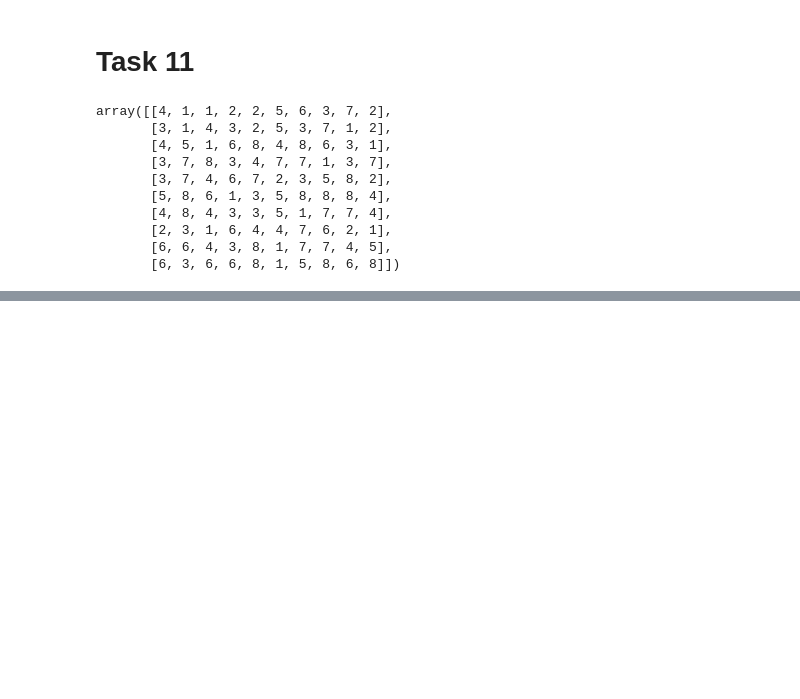
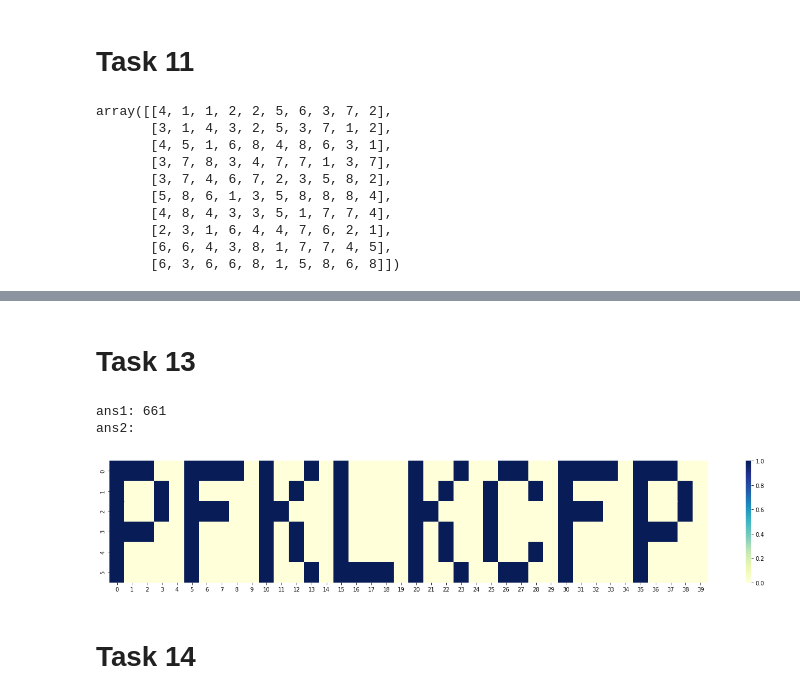
Before and after one commit to LaVestima/advent-of-code, a Jupyter notebook: 2021/AoC2021.ipynb, the cells around one changed output, grey strips where cells are left out. Saved outputs shown, nothing was run; the diff lists cells and outputs as text; code cells hidden in the pictures; blank space fills up the shorter version.

```diff
--- a/2021/AoC2021.ipynb
+++ b/2021/AoC2021.ipynb
@@ -394,0 +410,42 @@ array([[4, 1, 1, 2, 2, 5, 6, 3, 7, 2],
+# %% [markdown]
+# Task 13
+# %%
+data13 = pd.read_csv('input13.txt', header=None, sep="\n", dtype=str)
+data13d, data13f = data13[~data13[0].str.startswith('fold')], data13[data13[0].str.startswith('fold')]
+data13d = data13d[0].str.split(',', expand=True).astype(int)
+data13f = data13f[0].str.replace('fold along ', '').str.split('=', expand=True).reset_index(drop=True)
+# display(data13d)
+# display(data13f)
+
+grid_size = data13f[data13f[0] == 'x'][1].astype(int).max()*2+1, data13f[data13f[0] == 'y'][1].astype(int).max()*2+1
+grid = pd.DataFrame(np.zeros(grid_size)).T
+
+for a in data13d.iterrows():
+    grid.loc[a[1][1], a[1][0]] = 1
+
+new_grid = copy(grid)
+
+for fold in data13f.iterrows():
+    if fold[1][0] == 'x':
+        first_half = new_grid.loc[:, :int(fold[1][1])-1]
+        second_half_rev = new_grid.loc[:, :int(fold[1][1])+1:-1].set_axis(first_half.columns, axis=1)
+        new_grid = first_half + second_half_rev
+    else:
+        first_half = new_grid.loc[:int(fold[1][1])-1, :]
+        second_half_rev = new_grid.loc[:int(fold[1][1])+1:-1, :].reset_index(drop=True)
+        new_grid = first_half + second_half_rev
+
+    if fold[0] == 0:
+        res1 = new_grid.astype(bool).sum().sum()
+
+
+print('ans1: ' + str(res1)) # 661
+print('ans2: ') # PFKLKCFP
+f, ax = plt.subplots(figsize=(24, 4))
+sns.heatmap(new_grid.astype(bool), cmap="YlGnBu");
+# %% [output]
+ans1: 661
+ans2:
+[figure, added]
+# %% [markdown]
+# Task 14
```
Also changed, not shown: parts of 10 cells of this notebook, 4 other files.
